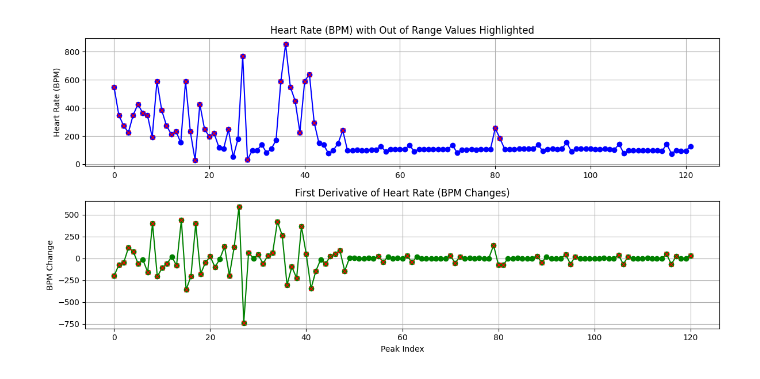
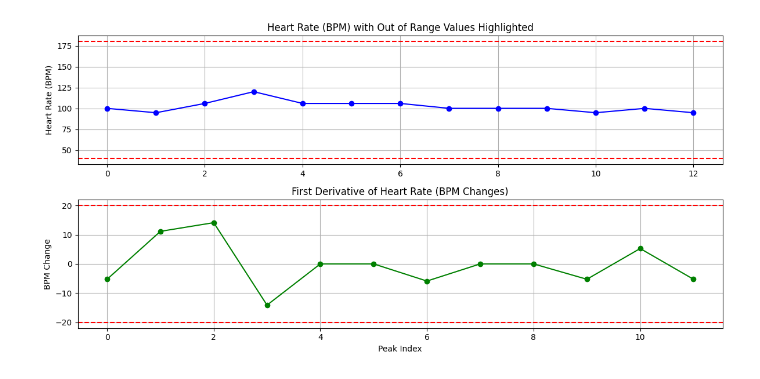
Before and after one commit to EmanuelMairoll/VitalVision, a Jupyter notebook: signal/VitalVision-signal-playground/notebooks/02_ecg_tests.ipynb, the cells around one changed output. Cells and saved outputs as stored; diff of their text form; code cells hidden in the pictures.

```diff
--- a/signal/VitalVision-signal-playground/notebooks/02_ecg_tests.ipynb
+++ b/signal/VitalVision-signal-playground/notebooks/02_ecg_tests.ipynb
@@ -7,20 +7,22 @@ plt.close('all')
 
 # Parameters
 
-file_path = '_data/ecg.bin'
-file_path = '_data/noise.bin'
+#file_path = '_data/ecg.bin'
+#file_path = '_data/noise.bin'
+file_path = 'data/ECG1 23.05.2024 at 14:58.bin'
+#file_path = 'data/ECG1 23.05.2024 at 15:01.bin'
 
-fs = 128  # Sampling frequency of the ECG signal
+fs = 30  # Sampling frequency of the ECG signal
 nth = 1  # Use every nth sample
-samples_to_strip = 300 * fs  # 15 seconds * 30 Hz
-sample_amount = 60 * fs # 20 seconds * 30 Hz
+samples_to_strip = 7 * fs  # 15 seconds * 30 Hz
+sample_amount = 8 * fs # 20 seconds * 30 Hz
 
 ## %matplotlib notebook
-%matplotlib widget
+## %matplotlib widget
 # %%
 
 ## TODO: why is the data negative?
-data = np.fromfile(file_path, dtype=np.float64)
+data = np.fromfile(file_path, dtype=np.uint16)
 
 ## add noise in the height of 0.1
 # data = data + np.random.normal(0, 0.1, len(data))
@@ -177,7 +179,9 @@ from scipy.signal import find_peaks
 max_bpm = 180
 distance = int(fs * 60 * 0.5 / max_bpm)
 print(distance)
-peaks, _ = find_peaks(filtered_data, prominence=0.01, height=0.02, distance=distance, width=3)
+peaks, properties = find_peaks(filtered_data, threshold=100, distance=distance, rel_height=0.5, width=[1,2])
+
+print(properties)
 
 # Plot the filtered ECG signal with the peaks
 plt.figure(figsize=(12, 6))
@@ -270,31 +290,38 @@ bpm_changes = np.diff(peak_bpm)  # First derivative of BPM
 # Define a threshold for acceptable changes in BPM
 change_threshold = 20  # Example threshold, modify based on specific requirements
 
 # Identify large changes in BPM that may indicate errors
 large_changes = np.abs(bpm_changes) > change_threshold
 
 # Plotting the results with annotations for anomalies
 plt.figure(figsize=(12, 6))
 plt.subplot(2, 1, 1)
 plt.plot(peak_bpm, marker='o', linestyle='-', color='blue')
 plt.title('Heart Rate (BPM) with Out of Range Values Highlighted')
 plt.ylabel('Heart Rate (BPM)')
 plt.grid(True)
 for i, out in enumerate(out_of_range[:-1]):  # Ignore last value since we can't compute change
     if out:
         plt.plot(i, peak_bpm[i], 'rx')
 
+plt.axhline(bpm_low, color='red', linestyle='--', label='Lower Limit')
+plt.axhline(bpm_high, color='red', linestyle='--', label='Upper Limit')
+
+
 plt.subplot(2, 1, 2)
 plt.plot(bpm_changes, marker='o', linestyle='-', color='green')
 plt.title('First Derivative of Heart Rate (BPM Changes)')
 plt.xlabel('Peak Index')
 plt.ylabel('BPM Change')
 plt.grid(True)
 for i, large in enumerate(large_changes):
     if large:
         plt.plot(i, bpm_changes[i], 'rx')
 
+plt.axhline(change_threshold, color='red', linestyle='--', label='Threshold')
+plt.axhline(-change_threshold, color='red', linestyle='--')
+
 plt.tight_layout()
 plt.show()
 # %% [output]
-[figure, old version]
+[figure, new version]
```
Also changed, not shown: parts of 5 cells of this notebook, 1 other file.
